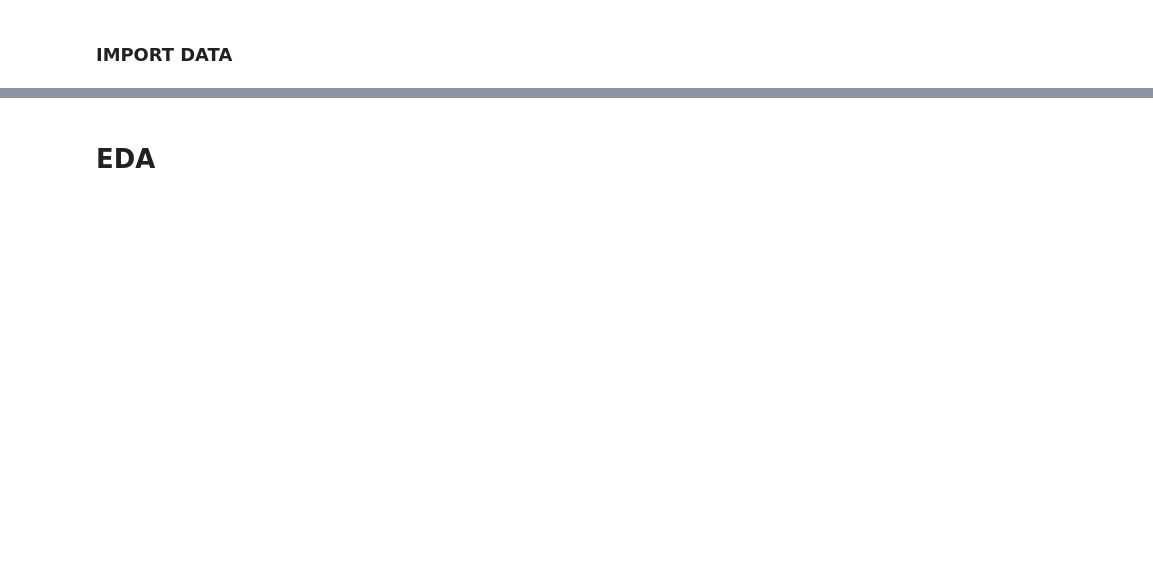
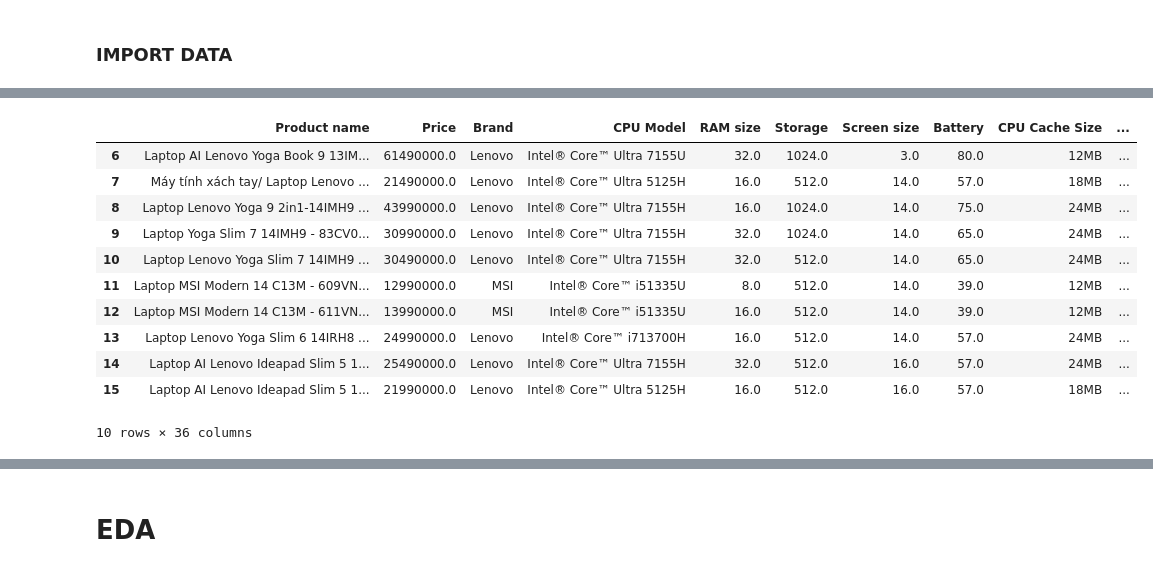
Before and after one commit to hoenizhuyn/laptop_scraping_analysis, a Jupyter notebook: preprocess.ipynb, the cells around one changed output, grey strips where cells are left out. Cells and saved outputs as stored; diff of their text form; code cells hidden in the pictures; blank space fills up the shorter version.

Commit message:
preprocessed data

```diff
--- a/preprocess.ipynb
+++ b/preprocess.ipynb
@@ -186,0 +309,22 @@ use_df['Pin'] = use_df['Pin'].astype(float)
+# %%
+def extract_storage_size(row):
+    if isinstance(row, str):
+        # Check for a multiplier like "2 x" only if it's before "GB"
+        coeff_match = re.search(r'(\d+)\s*x.*?(\d+)\s*GB', row)
+        if coeff_match:
+            coeff = int(coeff_match.group(1))  # Get the coefficient from "2 x"
+        else:
+            coeff = 1  # Default coefficient if not found
+
+        # Extract GB directly
+        if 'GB' in row:
+            match = re.search(r'(\d+)(?=\s*GB)', row)  # Look for GB
+            if match:
+                return int(match.group(1)) * coeff  # Return the total size in GB
+        elif 'TB' in row:  # Extract TB and convert to GB
+            match = re.search(r'(\d+)(?=\s*TB)', row)
+            if match:
+                return int(match.group(1)) * 1024 * coeff
+    return None
+
+df['Storage'] = df['Storage'].apply(extract_storage_size)
@@ -186,0 +363,8 @@ use_df['Pin'] = use_df['Pin'].astype(float)
+# %%
+# Apply the function and expand the result into separate columns
+df_ram_info = df['Ram'].apply(extract_ram_info).apply(pd.Series)
+
+# Combine with original DataFrame if needed
+df = pd.concat([df, df_ram_info], axis=1)
+
+df[['Ram', 'RAM size', 'RAM frequency','RAM slots','RAM type']].head()
@@ -186,0 +465,23 @@ use_df['Pin'] = use_df['Pin'].astype(float)
+# %%
+df = df.drop_duplicates(subset=['Product name'])
+use_cols = [ 'Product name', 'Price', 'Brand', 'CPU Model', 'RAM size', 'Storage', 'Screen size', 'Battery',
+            'CPU Cache Size',  'CPU Cores', 'CPU Frequency',
+             'NPU', 'GPU', 'RAM frequency', 'RAM slots', 'RAM type',
+            'Audio', 'Webcam', 'OS', 'Ports', 'Size', 'Weight', 'Material', 'Color',
+            'Wireless connection', 'Keyboard' , 'LED', 'Security', 'box', 'Series laptop', 'Part-number', 'Warranty',
+            'Refresh rate', 'Display Resolution', 'Screen Brightness ','Usage category',
+            ]
+df.loc[:, use_cols].iloc[5:15]
+# %% [output]
+|  | Product name | Price | Brand | CPU Model | RAM size | Storage | Screen size | Battery | CPU Cache Size | ... |
+| 6 | Laptop AI Lenovo Yoga Book 9 13IM... | 61490000.0 | Lenovo | Intel® Core™ Ultra 7155U | 32.0 | 1024.0 | 3.0 | 80.0 | 12MB | ... |
+| 7 | Máy tính xách tay/ Laptop Lenovo ... | 21490000.0 | Lenovo | Intel® Core™ Ultra 5125H | 16.0 | 512.0 | 14.0 | 57.0 | 18MB | ... |
+| 8 | Laptop Lenovo Yoga 9 2in1-14IMH9 ... | 43990000.0 | Lenovo | Intel® Core™ Ultra 7155H | 16.0 | 1024.0 | 14.0 | 75.0 | 24MB | ... |
+| 9 | Laptop Yoga Slim 7 14IMH9 - 83CV0... | 30990000.0 | Lenovo | Intel® Core™ Ultra 7155H | 32.0 | 1024.0 | 14.0 | 65.0 | 24MB | ... |
+| 10 | Laptop Lenovo Yoga Slim 7 14IMH9 ... | 30490000.0 | Lenovo | Intel® Core™ Ultra 7155H | 32.0 | 512.0 | 14.0 | 65.0 | 24MB | ... |
+| 11 | Laptop MSI Modern 14 C13M - 609VN... | 12990000.0 | MSI | Intel® Core™ i51335U | 8.0 | 512.0 | 14.0 | 39.0 | 12MB | ... |
+| 12 | Laptop MSI Modern 14 C13M - 611VN... | 13990000.0 | MSI | Intel® Core™ i51335U | 16.0 | 512.0 | 14.0 | 39.0 | 12MB | ... |
+| 13 | Laptop Lenovo Yoga Slim 6 14IRH8 ... | 24990000.0 | Lenovo | Intel® Core™ i713700H | 16.0 | 512.0 | 14.0 | 57.0 | 24MB | ... |
+| 14 | Laptop AI Lenovo Ideapad Slim 5 1... | 25490000.0 | Lenovo | Intel® Core™ Ultra 7155H | 32.0 | 512.0 | 16.0 | 57.0 | 24MB | ... |
+| 15 | Laptop AI Lenovo Ideapad Slim 5 1... | 21990000.0 | Lenovo | Intel® Core™ Ultra 5125H | 16.0 | 512.0 | 16.0 | 57.0 | 18MB | ... |
+10 rows × 36 columns
```
Also changed, not shown: parts of 50 cells of this notebook, 1 other file.
